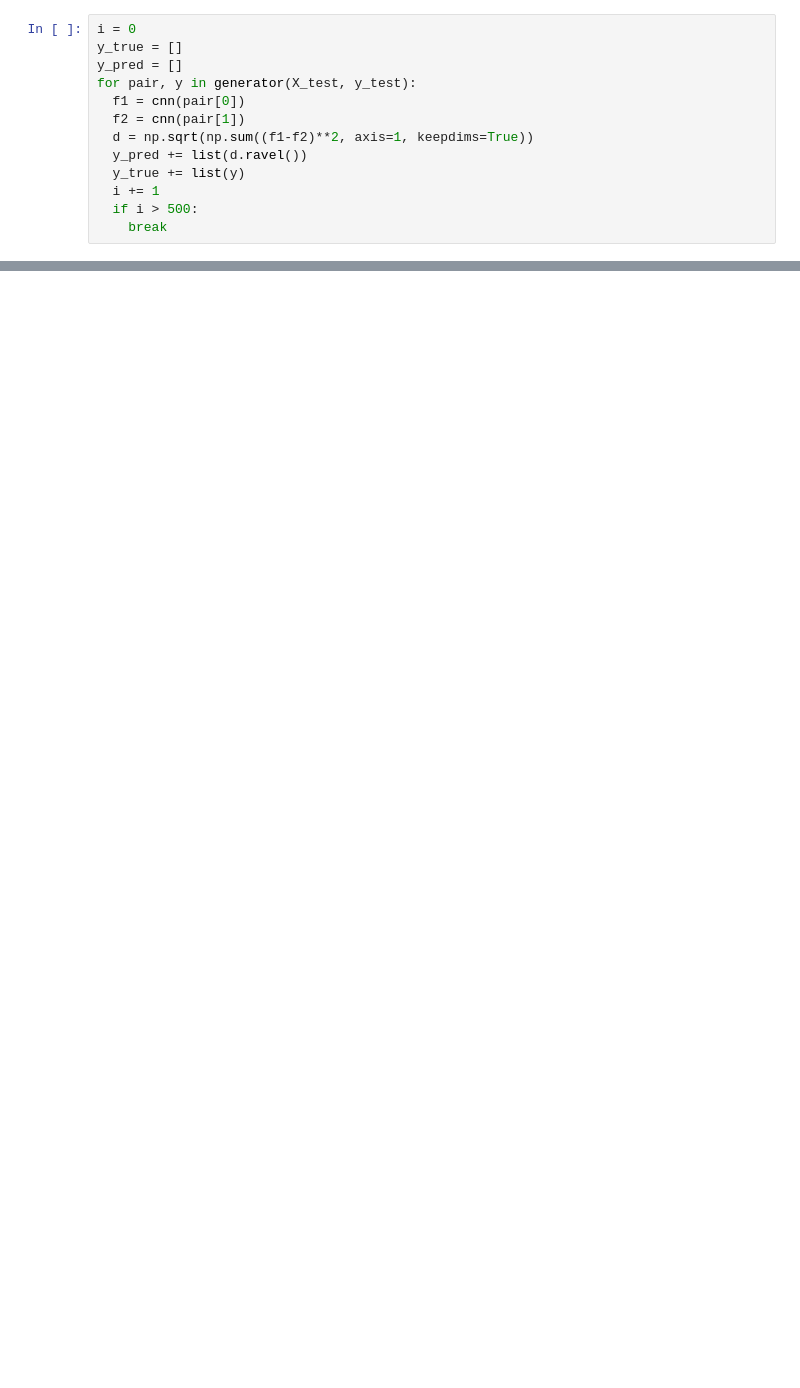
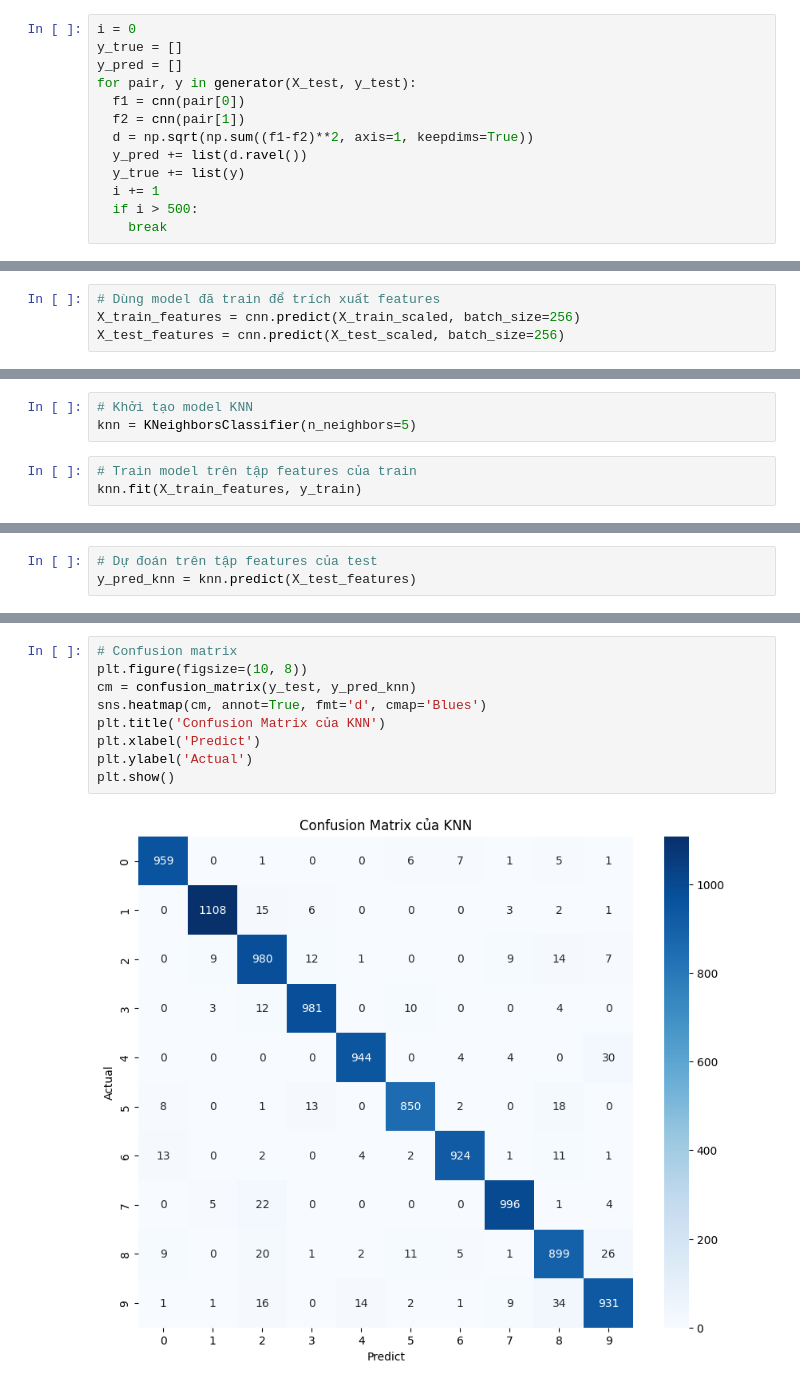
Before and after one commit to NguyenThai365/pka-google-colab-notebook, a Jupyter notebook: [DeepLearning] 23010531 Constrastive learning.ipynb, the cells around one changed output, grey strips where cells are left out. Cells and saved outputs as stored; diff of their text form; blank space fills up the shorter version.

```diff
--- a/[DeepLearning] 23010531 Constrastive learning.ipynb
+++ b/[DeepLearning] 23010531 Constrastive learning.ipynb
@@ -294,0 +301,4 @@ weighted avg       0.96      0.96      0.96     80160
+# %%
+# Dùng model đã train để trích xuất features
+X_train_features = cnn.predict(X_train_scaled, batch_size=256)
+X_test_features = cnn.predict(X_test_scaled, batch_size=256)
@@ -294,0 +316,6 @@ weighted avg       0.96      0.96      0.96     80160
+# %%
+# Khởi tạo model KNN
+knn = KNeighborsClassifier(n_neighbors=5)
+# %%
+# Train model trên tập features của train
+knn.fit(X_train_features, y_train)
@@ -294,0 +324,3 @@ weighted avg       0.96      0.96      0.96     80160
+# %%
+# Dự đoán trên tập features của test
+y_pred_knn = knn.predict(X_test_features)
@@ -294,0 +352,11 @@ weighted avg       0.96      0.96      0.96     80160
+# %%
+# Confusion matrix
+plt.figure(figsize=(10, 8))
+cm = confusion_matrix(y_test, y_pred_knn)
+sns.heatmap(cm, annot=True, fmt='d', cmap='Blues')
+plt.title('Confusion Matrix của KNN')
+plt.xlabel('Predict')
+plt.ylabel('Actual')
+plt.show()
+# %% [output]
+[figure, added]
```
Also changed, not shown: parts of 31 cells of this notebook.
